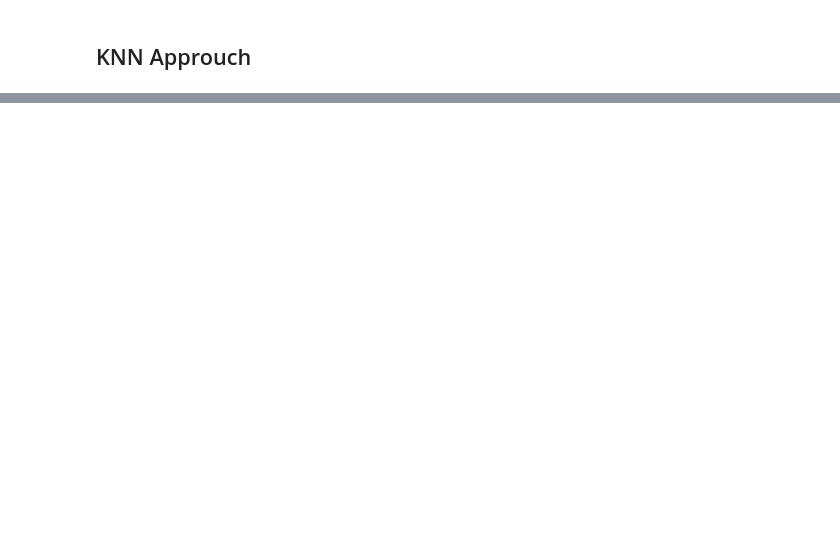
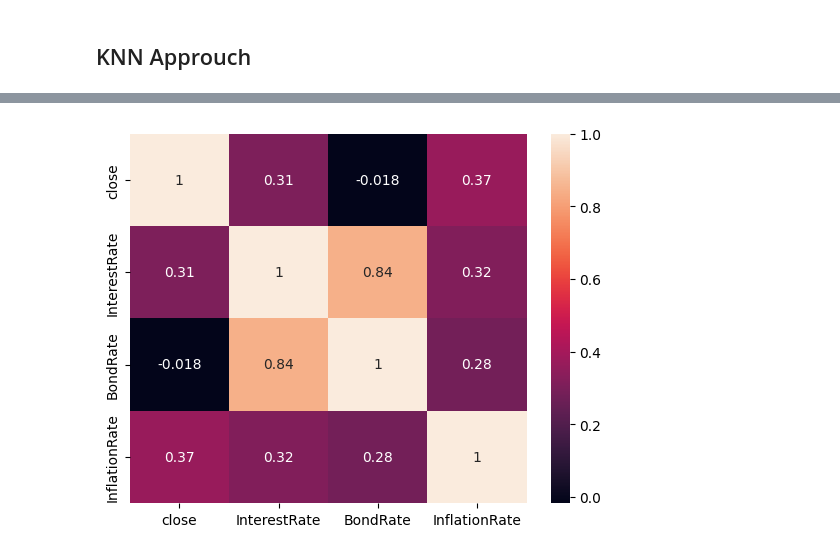
Before and after one commit to Fabio-Poli/CCT-Thesis-Project, a Jupyter notebook: Project_Code/Project.ipynb, the cells around one changed output, grey strips where cells are left out. Saved outputs shown, nothing was run; the diff lists cells and outputs as text; code cells hidden in the pictures; blank space fills up the shorter version.

```diff
--- a/Project_Code/Project.ipynb
+++ b/Project_Code/Project.ipynb
@@ -1054,0 +1084,19 @@ Percentage of Rows with missing any one rate: 0.00%
+# %%
+import pandas as pd
+import seaborn as sns
+import matplotlib.pyplot as plt
+
+# Convert the Spark DataFrame to a Pandas DataFrame
+dataset_knn_pd = dataset_knn.toPandas()
+
+# Exclude non-numeric columns for correlation computation
+numeric_dataset = dataset_knn_pd.select_dtypes(include=[float, int])
+
+# Compute the correlation matrix
+corr = numeric_dataset.corr()
+
+# Generate a heatmap
+sns.heatmap(corr, xticklabels=corr.columns, yticklabels=corr.columns, annot=True)
+plt.show()
+# %% [output]
+[figure, added]
```
Also changed, not shown: parts of 18 cells of this notebook.
